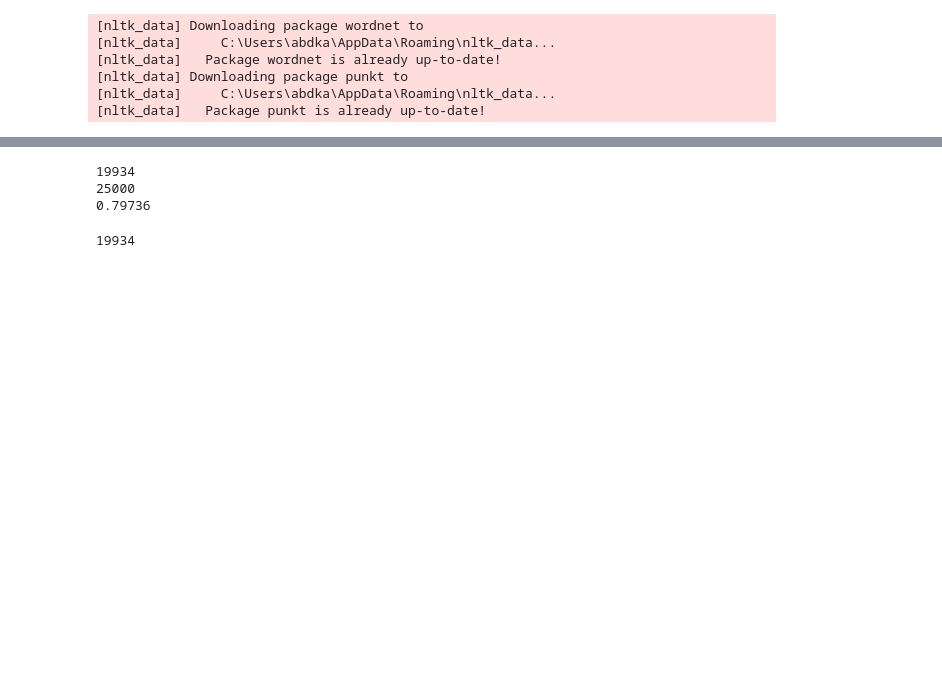
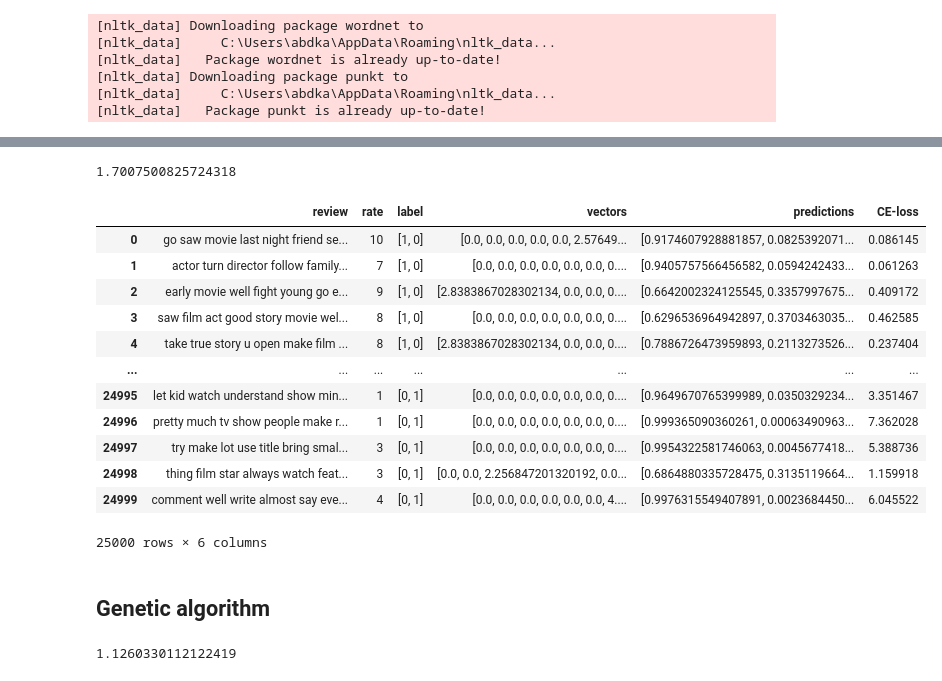
Before and after one commit to STProgrammer/GA-classification, a Jupyter notebook: GA-text-classification.ipynb, the cells around one changed output, grey strips where cells are left out. Drawn from its saved outputs; the diff is of its cells as text; code cells hidden in the pictures; blank space fills up the shorter version.

```diff
--- a/GA-text-classification.ipynb
+++ b/GA-text-classification.ipynb
@@ -266,23 +335,0 @@ Name: 55, dtype: object
-# %%
-def predict(text, word_weights):
-    val = 0
-    for word in text.split():
-        if word in word_weights:
-            val += word_weights[word]
-    if val > 0:
-        return 1
-    else:
-        return -1
-
-test_set_processed['preds'] = test_set_processed['review'].apply(lambda text: predict(text, word_weights_1))
-
-correct = test_set_processed.loc[test_set_processed['preds'] == test_set_processed['label']].count()[0]
-
-print(correct)
-print(test_set_processed['review'].size)
-print(correct / test_set_processed['review'].size)
-# %% [output]
-19934
-25000
-0.79736
-19934
@@ -288,0 +371,34 @@ print(correct / test_set_processed['review'].size)
+# %%
+# Initializing weights
+def init_weights():
+    np.random.seed(5)
+    hidden_nodes = 8
+    ws_1 = np.random.rand(len(vocab), hidden_nodes) - 0.5
+    ws_2 = np.random.rand(hidden_nodes, 2) - 0.5
+    return ws_1, ws_2
+
+ws_1, ws_2 = init_weights()
+# %%
+classifier = Classifier(idfs, vocab)
+# %%
+loss, output_df = classifier.predict_whole_set(test_set_processed, ws_1, ws_2)
+# %%
+print(loss)
+output_df
+# %% [output]
+1.7007500825724318
+|  | review | rate | label | vectors | predictions | CE-loss |
+| 0 | go saw movie last night friend se... | 10 | [1, 0] | [0.0, 0.0, 0.0, 0.0, 0.0, 2.57649... | [0.9174607928881857, 0.0825392071... | 0.086145 |
+| 1 | actor turn director follow family... | 7 | [1, 0] | [0.0, 0.0, 0.0, 0.0, 0.0, 0.0, 0.... | [0.9405757566456582, 0.0594242433... | 0.061263 |
+| 2 | early movie well fight young go e... | 9 | [1, 0] | [2.8383867028302134, 0.0, 0.0, 0.... | [0.6642002324125545, 0.3357997675... | 0.409172 |
+| 3 | saw film act good story movie wel... | 8 | [1, 0] | [0.0, 0.0, 0.0, 0.0, 0.0, 0.0, 0.... | [0.6296536964942897, 0.3703463035... | 0.462585 |
+| 4 | take true story u open make film ... | 8 | [1, 0] | [2.8383867028302134, 0.0, 0.0, 0.... | [0.7886726473959893, 0.2113273526... | 0.237404 |
+| ... | ... | ... | ... | ... | ... | ... |
+| 24995 | let kid watch understand show min... | 1 | [0, 1] | [0.0, 0.0, 0.0, 0.0, 0.0, 0.0, 0.... | [0.9649670765399989, 0.0350329234... | 3.351467 |
+| 24996 | pretty much tv show people make r... | 1 | [0, 1] | [0.0, 0.0, 0.0, 0.0, 0.0, 0.0, 0.... | [0.999365090360261, 0.00063490963... | 7.362028 |
+| 24997 | try make lot use title bring smal... | 3 | [0, 1] | [0.0, 0.0, 0.0, 0.0, 0.0, 0.0, 0.... | [0.9954322581746063, 0.0045677418... | 5.388736 |
+| 24998 | thing film star always watch feat... | 3 | [0, 1] | [0.0, 0.0, 2.256847201320192, 0.0... | [0.6864880335728475, 0.3135119664... | 1.159918 |
+| 24999 | comment well write almost say eve... | 4 | [0, 1] | [0.0, 0.0, 0.0, 0.0, 0.0, 0.0, 4.... | [0.9976315549407891, 0.0023684450... | 6.045522 |
+25000 rows × 6 columns
+# %% [markdown]
+## Genetic algorithm
@@ -288,0 +560,4 @@ print(correct / test_set_processed['review'].size)
+# %%
+print(ch.fitness)
+# %% [output]
+1.1260330112122419
```
Also changed, not shown: parts of 22 cells of this notebook.
